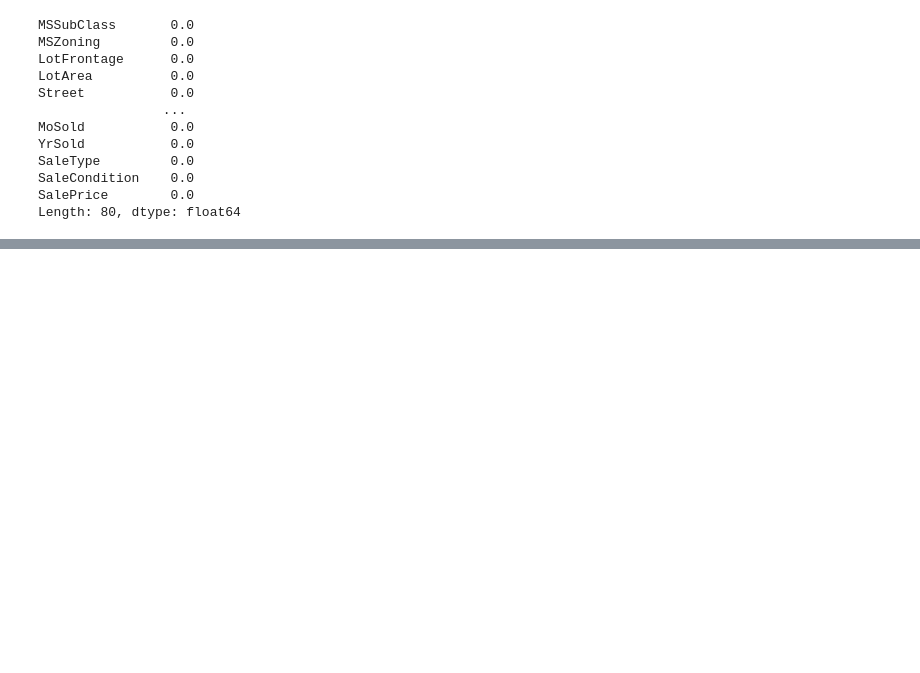
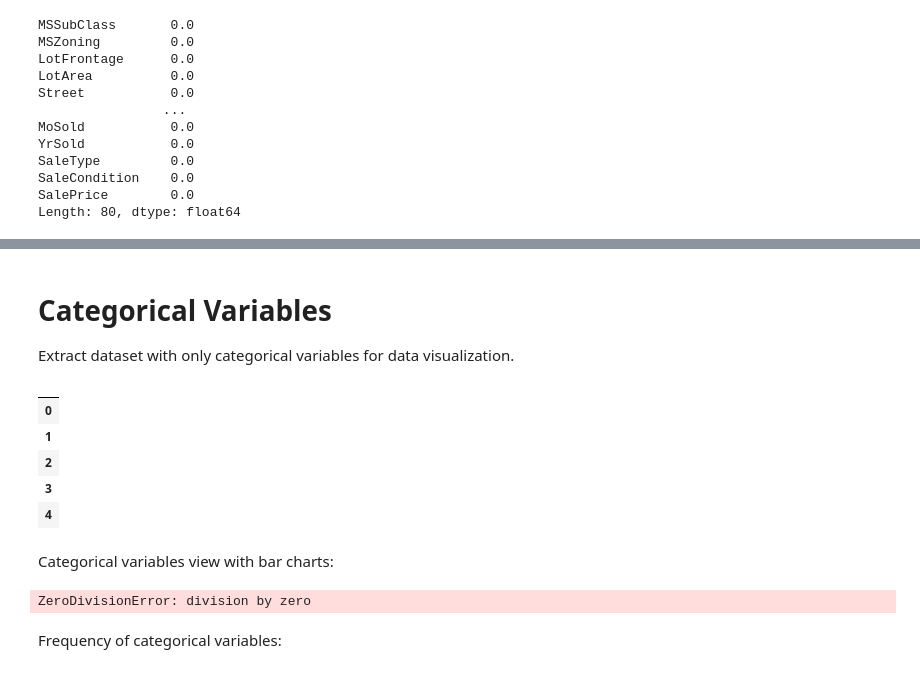
Before and after one commit to phamnhantucode/House-Pricing-Prediction, a Jupyter notebook: sample.ipynb, the cells around one changed output, grey strips where cells are left out. Drawn from its saved outputs; the diff is of its cells as text; code cells hidden in the pictures; blank space fills up the shorter version.

Commit message:
features engeneering + model training (still error)

```diff
--- a/sample.ipynb
+++ b/sample.ipynb
@@ -302,0 +411,48 @@ Length: 80, dtype: float64
+# %% [markdown]
+# Categorical Variables
+
+Extract dataset with only categorical variables for data visualization.
+# %%
+categorical_df = df.select_dtypes(include=['object']).copy()
+categorical_df.head()
+# %% [output]
+|  |
+| 0 |
+| 1 |
+| 2 |
+| 3 |
+| 4 |
+# %% [markdown]
+Categorical variables view with bar charts:
+# %%
+num_plot = len(categorical_df.columns)
+num_cols = min(num_plot, 2)
+num_rows = int(num_plot / num_cols) + (1 if num_plot % num_cols != 0 else 0)
+
+fig, axes = plt.subplots(num_rows, num_cols, figsize=(20, 150))
+
+if isinstance(axes, np.ndarray):
+    list_axes = list(axes.flat)
+else:
+    list_axes = [axes]
+
+for index, col in enumerate(categorical_df.columns):
+    df_count = df[col].value_counts()
+
+    if (df_count.index.dtype == np.int64):
+        df_count.index = map(str, df_count.index)
+
+    sns.barplot(ax=list_axes[index], x=df_count.values, y=df_count.index, alpha=0.8, palette='mako')
+    list_axes[index].set_title(col, fontsize=18)
+    list_axes[index].tick_params(axis="x", labelsize=12)
+    list_axes[index].tick_params(axis="y", labelsize=12)
+
+for i in range(num_plot, len(list_axes)):
+    list_axes[i].set_visible(False)
+
+fig.tight_layout()
+plt.show()
+# %% [output]
+ZeroDivisionError: division by zero
+# %% [markdown]
+Frequency of categorical variables:
```
Also changed, not shown: parts of 52 cells of this notebook, 1 other file.
